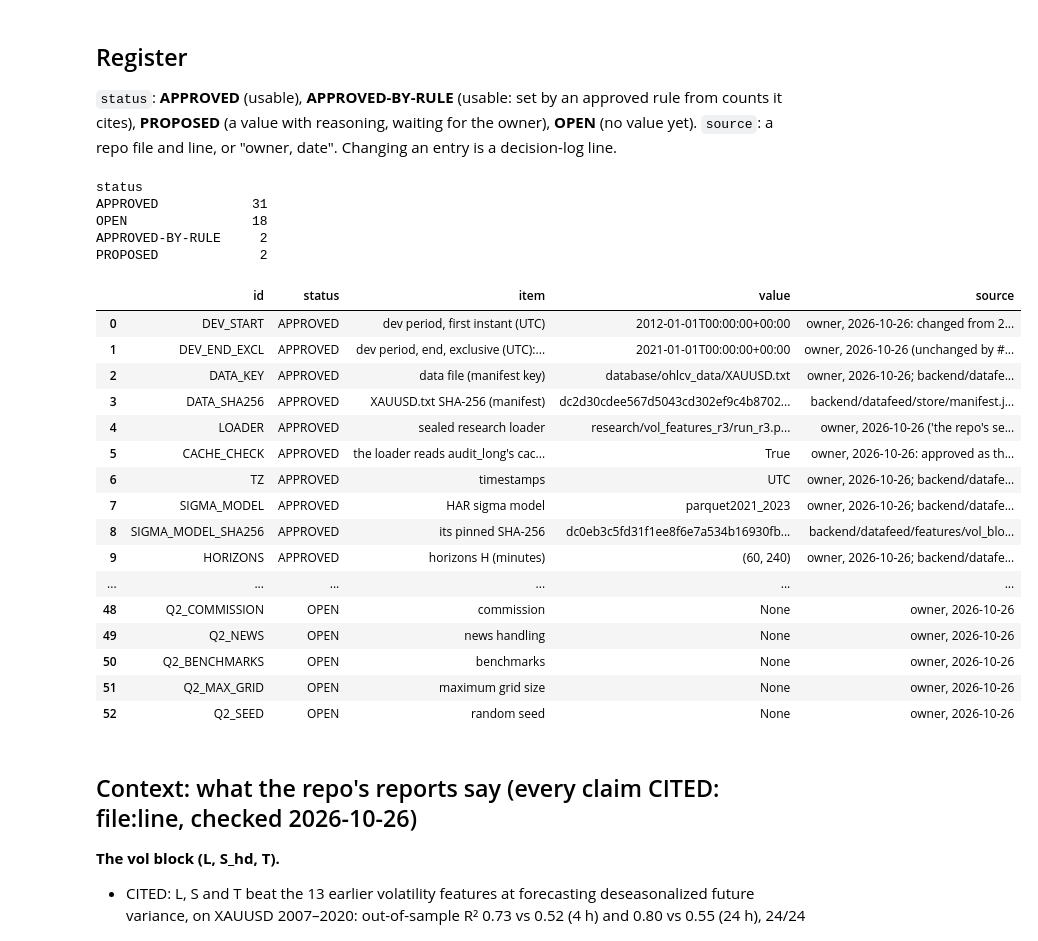
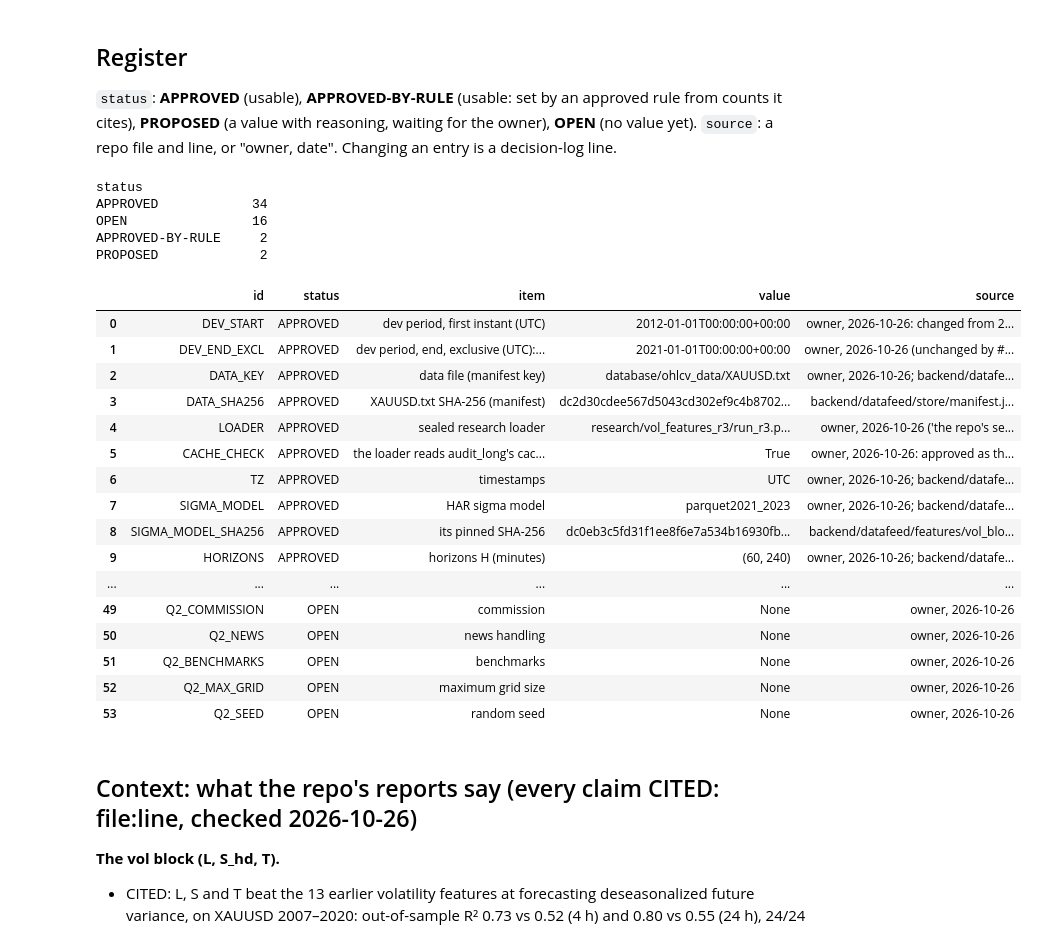
Before and after one commit to QBKFD/OPARLI-LLM-FORWARD, a Jupyter notebook: research/squeeze_oco/01_vol_state.ipynb, the cells around one changed output. Drawn from its saved outputs; the diff is of its cells as text; code cells hidden in the pictures.

```diff
--- a/research/squeeze_oco/01_vol_state.ipynb
+++ b/research/squeeze_oco/01_vol_state.ipynb
@@ -133,11 +133,14 @@ REGISTER = [
          status="APPROVED", source=f"{OWNER}: option B, range = high - low (decision log #21); PROPOSALS.md option B; "
                                    "the anchor and formula are Claude's reading, owner to confirm (decision log #27, Q1_SETUP.md section 2.1)"),
     dict(id="Q1_THRESHOLD_KIND", item="how 'small' is thresholded",
-         value=dict(kind="quantile", rule="score <= the q-quantile (numpy linear) of the scores of all complete scored candles "
-                    "starting in the training years", walk_forward="by calendar year, expanding from DEV_START; year Y uses "
-                    "DEV_START's year .. Y-1, never Y; a run uses its label's year"),
-         status="APPROVED", source=f"{OWNER}: quantile, training years only, walk-forward (decision log #22); expanding as "
-                                   "research/sigma_compare/run_sigma.py:227; population and interpolation are Claude's reading (#27)"),
+         value=dict(kind="quantile per hour", hour_tz="America/New_York", hour_of="the candle's start (a run's candles share one NY hour)",
+                    rule="score <= the q-quantile (numpy linear) of the scores of the complete scored candles starting at the same "
+                         "New York hour in the training years",
+                    walk_forward="by calendar year, expanding from DEV_START; year Y uses DEV_START's year .. Y-1, never Y; a run uses its label's year"),
+         status="APPROVED", source=f"{OWNER}: changed before any outcome (decision log #31). Reason: with one pooled quantile (decision log #22) "
+                                   "the runs concentrated at 19/20/23/00 UTC, a time-of-day artefact around the daily break "
+                                   "(Q1_SETUP.md section 4.1); per NY hour, so the hour follows the sessions through DST. "
+                                   "Expanding as research/sigma_compare/run_sigma.py:227"),
     dict(id="Q1_RUN_ANCHOR", item="where a run ends", value="at an hourly label of EVAL_GRID; its r candles are the last r x Q1_TIMEFRAME "
          "minutes of the hour before the label", status="APPROVED", source=f"{OWNER} ('Runs end at an hourly label and cover the hour before it', decision log #23)"),
     dict(id="Q1_RULE", item="the rule that picks Q1_SMALL_Q and Q1_RUN_LENGTH, decided before any counts",
@@ -145,11 +148,11 @@ REGISTER = [
                     runs="non-overlapping (sharing no candle) runs at EVAL_GRID labels", if_none="stop and report: too little data"),
          status="APPROVED", source=f"{OWNER} (decision log #23); 'non-overlapping' read as sharing no candle (#27)"),
     dict(id="Q1_SMALL_Q", item="q: the share of candles counted as small", value=0.20, status="APPROVED-BY-RULE",
-         source="Q1_RULE (decision log #28): r = 4 first; q = 0.20 is the strictest and gives 510 >= 300 runs at grid labels in "
-                "2012-2020 (results/q1_run_counts.json: totals.'q=0.2,r=4'.runs = 510, chosen_by_rule; all in 2013-2020, 2012 has no "
-                "threshold). The other readings choose the same (for_comparison_only)"),
+         source="Q1_RULE with the per-hour threshold (decision log #32, #37): r = 4 first; q = 0.20 is the strictest and gives 349 >= 300 "
+                "runs at grid labels in 2012-2020 (results/q1_run_counts.json: totals.'q=0.2,r=4'.runs = 349, chosen_by_rule; all in "
+                "2013-2020). The other readings choose the same (for_comparison_only). Supersedes #28 (pooled: 510)"),
     dict(id="Q1_RUN_LENGTH", item="r: candles in a run", value=4, status="APPROVED-BY-RULE",
-         source="Q1_RULE (decision log #28): as Q1_SMALL_Q; results/q1_run_counts.json chosen_by_rule = {q 0.2, r 4, n 510}"),
+         source="Q1_RULE (decision log #37): as Q1_SMALL_Q; results/q1_run_counts.json chosen_by_rule = {q 0.2, r 4, n 349}"),
     dict(id="Q1_SENSITIVITY", item="the q values Q1_RULE doesn't choose", value="reported as descriptive sensitivity only, never tested",
          status="APPROVED", source=f"{OWNER} (decision log #23)"),
     dict(id="Q1_H", item="horizon H for Q1", value=dict(primary=240, secondary=60, multiplicity="BH across the two"),
@@ -161,15 +164,23 @@ REGISTER = [
                     descriptive="B: conditional calibration (mean RV/h, RMS z) on pattern rows vs the others; no test",
                     not_used="C"),
          status="APPROVED", source=f"{OWNER} (decision log #18, #25); research/sigma_compare/run_sigma.py:39-46, 207-222, 402-428"),
-    dict(id="Q1_NW_LAG_240", item="Newey-West lag (rows) of the DM test at H = 240", value=8, status="PROPOSED",
-         source="Claude, 2026-10-26: see Q1_SETUP.md section 5 (decision log #29)"),
-    dict(id="Q1_NW_LAG_60", item="Newey-West lag (rows) of the DM test at H = 60", value=8, status="PROPOSED",
-         source="Claude, 2026-10-26: see Q1_SETUP.md section 5 (decision log #29)"),
-    dict(id="Q1_FOLDS", item="the walk-forward folds of the Q1 test (edges, first test block, embargo)", value=None, status="OPEN",
-         source=f"{OWNER}: not decided. Q1_SCORING names folds with an embargo; sigma_compare: 24 h embargo, half-year test blocks 2009H1-2020H2 expanding from 2007 (research/sigma_compare/PREREG.md:83-86)"),
-    dict(id="Q1_AUG_FIT", item="what 'HAR + the pattern indicator' refits per fold: the pinned VolParams kept or refitted; "
-         "beta and c refitted with the indicator, or the indicator's coefficient alone on top of the pinned beta",
-         value=None, status="OPEN", source=f"{OWNER}: not decided (PROPOSALS.md Q1_SCORING, option A cons)"),
+    dict(id="Q1_NW_LAG_240", item="Newey-West lag (rows) of the DM test at H = 240", value=8, status="APPROVED",
+         source=f"{OWNER}: approved as proposed (decision log #33); reasoning Q1_SETUP.md section 5"),
+    dict(id="Q1_NW_LAG_60", item="Newey-West lag (rows) of the DM test at H = 60", value=8, status="APPROVED",
+         source=f"{OWNER}: approved as proposed (decision log #33); reasoning Q1_SETUP.md section 5"),
+    dict(id="Q1_FOLDS", item="the walk-forward folds of the Q1 test",
+         value=dict(test_blocks="[Y-01-01, Y+1-01-01) UTC for Y = 2014 .. 2020 (7 folds), pooled over the test rows per H",
+                    training_rows="labels t with 2013-01-01 <= t <= s_k - 24 h and window end E <= s_k (expanding)",
+                    embargo="24 h", first_training_label="2013-01-01: 2012 has no threshold, so no pattern indicator"),
+         status="PROPOSED", source=f"{OWNER}: expanding window, test year by year 2014-2020, 24 h embargo (decision log #34); exact edges "
+                                   "proposed by Claude (Q1_SETUP.md section 9), following research/sigma_compare/PREREG.md:90-99"),
+    dict(id="Q1_AUG_FIT", item="what 'HAR + the pattern indicator' fits per fold",
+         value="the pinned HAR (VolParams, beta, c) fixed; per fold and H only the pattern indicator's coefficient gamma, on the fold's "
+               "training rows: h_aug = h_HAR x exp(gamma x I_run)", status="APPROVED", source=f"{OWNER} (decision log #35)"),
+    dict(id="Q1_AUG_ESTIMATOR", item="how gamma is estimated, and on which training rows",
+         value=dict(gamma="ln(mean(RV / h_HAR)) over the training rows with I_run = 1: the QLIKE-minimising gamma given h_HAR",
+                    rows="valid, finite, non-crossing training rows (the population the test scores)"),
+         status="PROPOSED", source="Claude, 2026-10-26: Q1_SETUP.md section 9 (decision log #36)"),
     dict(id="BH_Q", item="BH false-discovery level", value=0.05, status="APPROVED",
          source=f"{OWNER}: Q1_SCORING approved 'sigma_compare's method' with 'BH q 0.05' (decision log #18); research/sigma_compare/run_sigma.py:42"),
     # --- OPEN: Q2 ---
@@ -199,40 +210,40 @@ def need(id_):
     r = _REG[id_]
     if r["status"] not in USABLE:
         raise RegisterError(f"{id_} is {r['status']}: {r['item']} (value {r['value']!r}; {r['source']})")
     return r["value"]
 
 
 def blocked(*ids):
     """The ids among these that aren't APPROVED."""
     return [i for i in ids if _REG[i]["status"] not in USABLE]
 
 
 reg = pd.DataFrame(REGISTER)[["id", "status", "item", "value", "source"]]
 print(reg["status"].value_counts().to_string())
 reg
 # %% [output]
 status
-APPROVED            31
-OPEN                18
+APPROVED            34
+OPEN                16
 APPROVED-BY-RULE     2
 PROPOSED             2
 |  | id | status | item | value | source |
 | 0 | DEV_START | APPROVED | dev period, first instant (UTC) | 2012-01-01T00:00:00+00:00 | owner, 2026-10-26: changed from 2... |
 | 1 | DEV_END_EXCL | APPROVED | dev period, end, exclusive (UTC):... | 2021-01-01T00:00:00+00:00 | owner, 2026-10-26 (unchanged by #... |
 | 2 | DATA_KEY | APPROVED | data file (manifest key) | database/ohlcv_data/XAUUSD.txt | owner, 2026-10-26; backend/datafe... |
 | 3 | DATA_SHA256 | APPROVED | XAUUSD.txt SHA-256 (manifest) | dc2d30cdee567d5043cd302ef9c4b8702... | backend/datafeed/store/manifest.j... |
 | 4 | LOADER | APPROVED | sealed research loader | research/vol_features_r3/run_r3.p... | owner, 2026-10-26 ('the repo's se... |
 | 5 | CACHE_CHECK | APPROVED | the loader reads audit_long's cac... | True | owner, 2026-10-26: approved as th... |
 | 6 | TZ | APPROVED | timestamps | UTC | owner, 2026-10-26; backend/datafe... |
 | 7 | SIGMA_MODEL | APPROVED | HAR sigma model | parquet2021_2023 | owner, 2026-10-26; backend/datafe... |
 | 8 | SIGMA_MODEL_SHA256 | APPROVED | its pinned SHA-256 | dc0eb3c5fd31f1ee8f6e7a534b16930fb... | backend/datafeed/features/vol_blo... |
 | 9 | HORIZONS | APPROVED | horizons H (minutes) | (60, 240) | owner, 2026-10-26; backend/datafe... |
 | ... | ... | ... | ... | ... | ... |
-| 48 | Q2_COMMISSION | OPEN | commission | None | owner, 2026-10-26 |
-| 49 | Q2_NEWS | OPEN | news handling | None | owner, 2026-10-26 |
-| 50 | Q2_BENCHMARKS | OPEN | benchmarks | None | owner, 2026-10-26 |
-| 51 | Q2_MAX_GRID | OPEN | maximum grid size | None | owner, 2026-10-26 |
-| 52 | Q2_SEED | OPEN | random seed | None | owner, 2026-10-26 |
+| 49 | Q2_COMMISSION | OPEN | commission | None | owner, 2026-10-26 |
+| 50 | Q2_NEWS | OPEN | news handling | None | owner, 2026-10-26 |
+| 51 | Q2_BENCHMARKS | OPEN | benchmarks | None | owner, 2026-10-26 |
+| 52 | Q2_MAX_GRID | OPEN | maximum grid size | None | owner, 2026-10-26 |
+| 53 | Q2_SEED | OPEN | random seed | None | owner, 2026-10-26 |
 # %% [markdown]
 ## Context: what the repo's reports say (every claim CITED: file:line, checked 2026-10-26)
 
```
Also changed, not shown: parts of 7 cells of this notebook, 8 other files.
